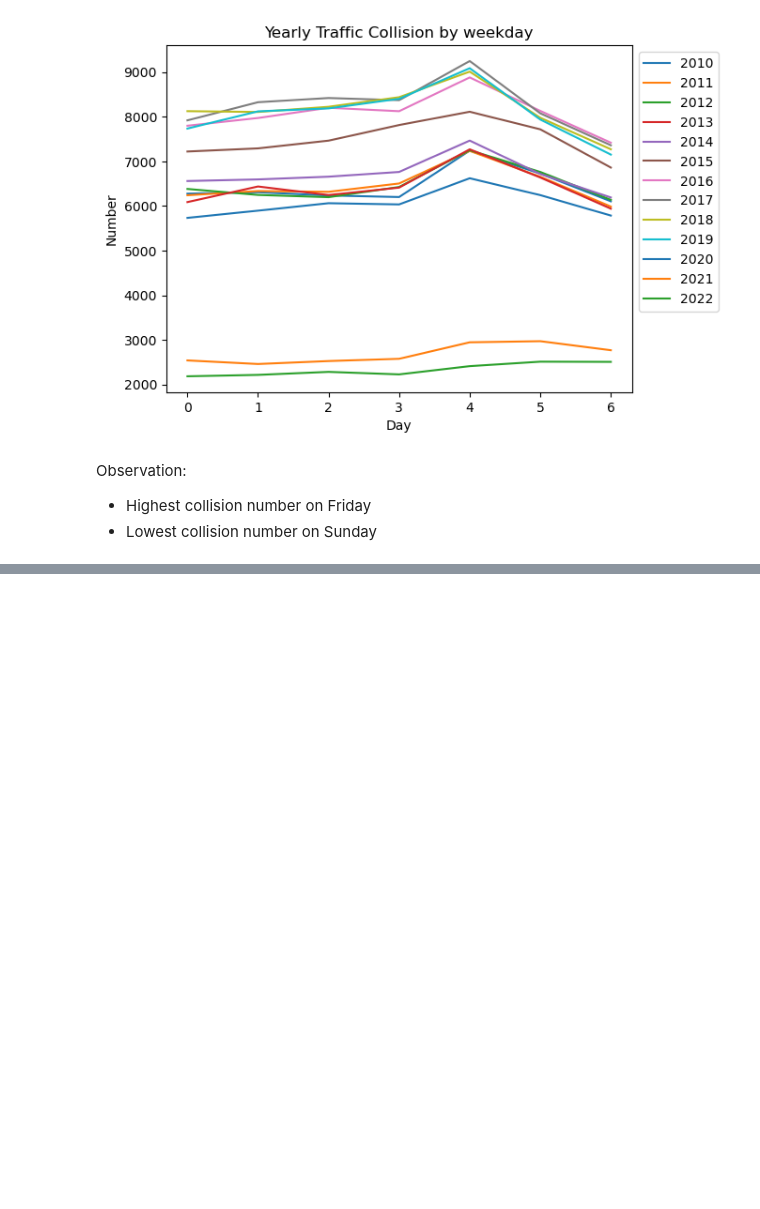
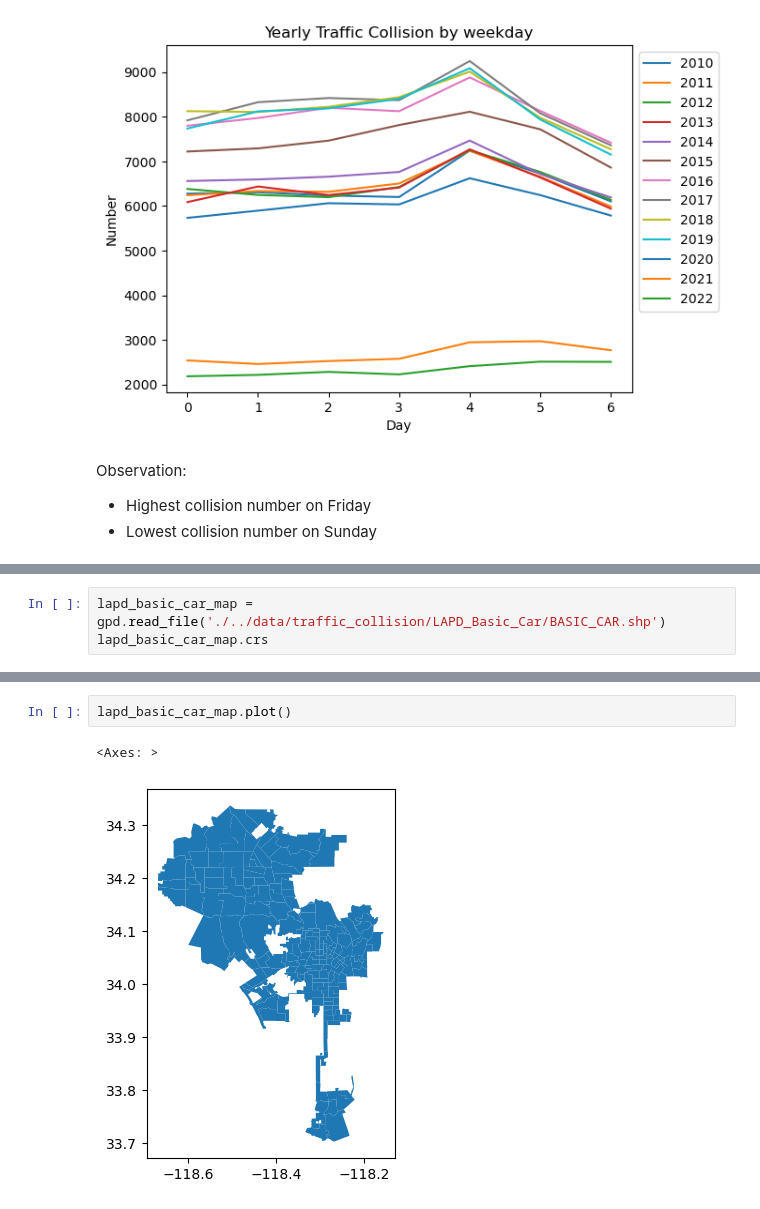
Before and after one commit to OmdenaAI/la-usa-chapter-open-data, a Jupyter notebook: src/visualizations/traffic_collision_report.ipynb, the cells around one changed output, grey strips where cells are left out. Cells and saved outputs as stored; diff of their text form; blank space fills up the shorter version.

```diff
--- a/src/visualizations/traffic_collision_report.ipynb
+++ b/src/visualizations/traffic_collision_report.ipynb
@@ -242,0 +347,3 @@ Observation:
+# %%
+lapd_basic_car_map = gpd.read_file('./../data/traffic_collision/LAPD_Basic_Car/BASIC_CAR.shp')
+lapd_basic_car_map.crs
@@ -242,0 +371,5 @@ Observation:
+# %%
+lapd_basic_car_map.plot()
+# %% [output]
+<Axes: >
+[figure, added]
```
Also changed, not shown: parts of 40 cells of this notebook.
